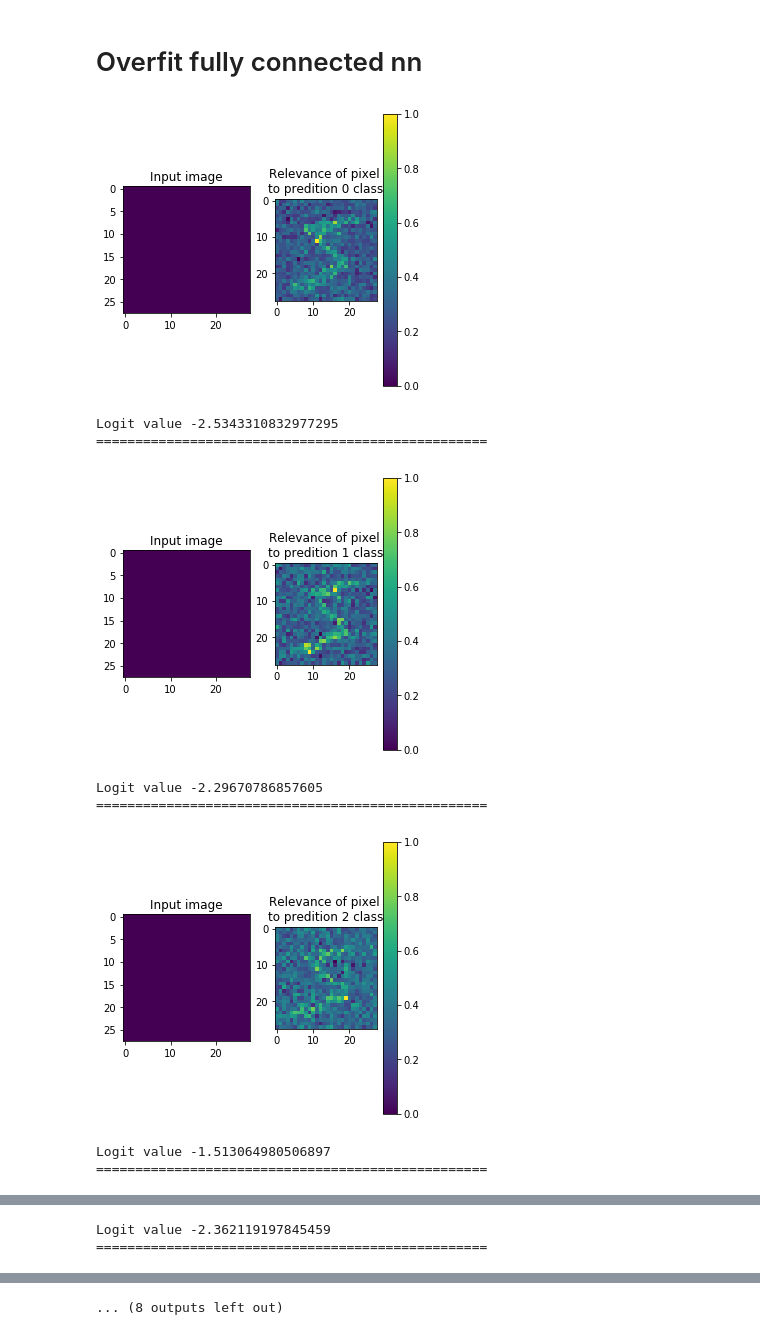
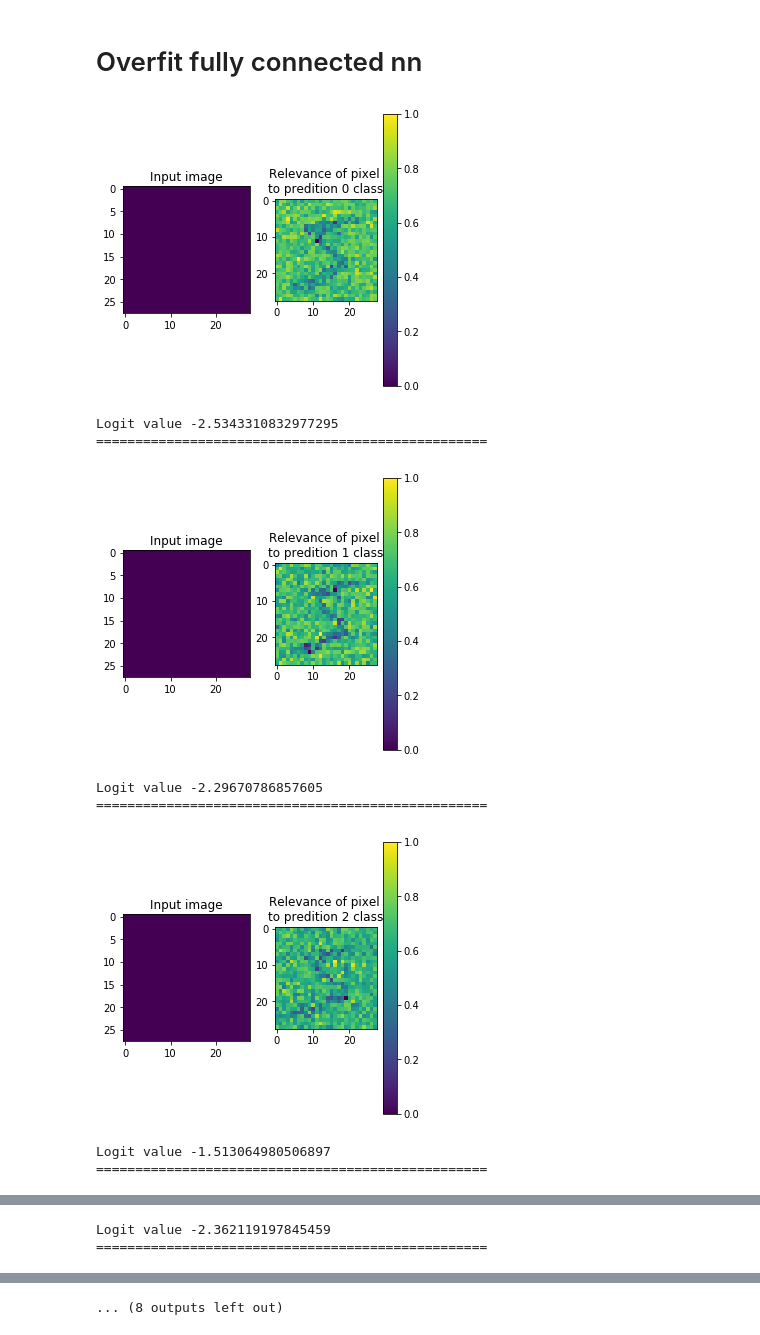
Before and after one commit to dmitrysarov/LRP_decomposition, a Jupyter notebook: notebooks/LRP_notebook_mnist.ipynb, the cells around one changed output, grey strips where cells are left out. Drawn from its saved outputs; the diff is of its cells as text; code cells hidden in the pictures.

```diff
--- a/notebooks/LRP_notebook_mnist.ipynb
+++ b/notebooks/LRP_notebook_mnist.ipynb
@@ -45,7 +49,7 @@ model = ConvNet()
 model.load_state_dict(torch.load('mnist_model.ph'))
 model = model.eval()
 # model = utils.redefine_nn(model, rule='z_plus_no_bias')
-lrp = LRP(model, rule='z_rule')
+lrp = LRP(model, rule='z_rule_no_bias')
 # %%
 train_loader = torch.utils.data.DataLoader(
   torchvision.datasets.MNIST('/files/', train=True, download=True,
@@ -77,3 +81,21 @@ test_loader = torch.utils.data.DataLoader(
 #     module.register_backward_hook(lambda *x: outputs_back.append([*x]))
 # for module in flatten_model(lrp.model):
 #     module.register_forward_hook(lambda *x: forward_back.append(x))
+# %%
+cmap = plt.cm.get_cmap('seismic')
+for num, (image, label) in enumerate(test_loader):
+    if num > 0:
+        break
+    print('Label ', label.item())
+    output = lrp.forward(image)
+    print('Prediction', output.argmax().item())
+    fig, ax = plt.subplots(1,2)
+    ax[0].imshow(image.squeeze().detach())
+    ax[0].title.set_text('Input image')
+    relevance = lrp(image)
+    print('relevance mean', relevance.abs().mean())
+#     img = ax[1].imshow(norm_tensor(relevance.squeeze()))
+    img = ax[1].imshow(relevance.squeeze())
+    fig.colorbar(img)
+    ax[1].title.set_text('Relevance of pixel to predition')
+    plt.show()
@@ -411,32 +474,32 @@ lrp_over = LRP(model_over, 'z_rule')
 # %%
 image = torch.ones_like(image) - 0.5
 # image = next(iter(train_loader))[0]
 output = lrp_over.forward(image)
 
 for selected_neuron in range(10):
     fig, ax = plt.subplots(1,2, figsize=(5,5))
     ax[0].imshow(image.squeeze())
     ax[0].title.set_text('Input image')
 
     R1 = torch.zeros_like(output)
     R1[0, selected_neuron] = 1
 
-    relevance1 = lrp_over(image, R1*output)
+    relevance1 = lrp_over(image, R1)
     relevance1 = relevance1.view(28,28)
     #ax[1].imshow(cmap(norm_tensor(relevance1.squeeze())))
     img = ax[1].imshow(norm_tensor(relevance1.squeeze()))
     ax[1].title.set_text('Relevance of pixel \nto predition {} class'.format(selected_neuron))
     fig.colorbar(img)
     plt.show()
     print('Logit value {}'.format(output.squeeze().detach().numpy()[selected_neuron]))
     print('='*50)
 # %% [output]
-[figure, old version]
+[figure, new version]
 Logit value -2.5343310832977295
 ==================================================
-[figure, old version]
+[figure, new version]
 Logit value -2.29670786857605
 ==================================================
-[figure, old version]
+[figure, new version]
 Logit value -1.513064980506897
 ==================================================
```
Also changed, not shown: parts of 10 cells of this notebook, 4 other files.
